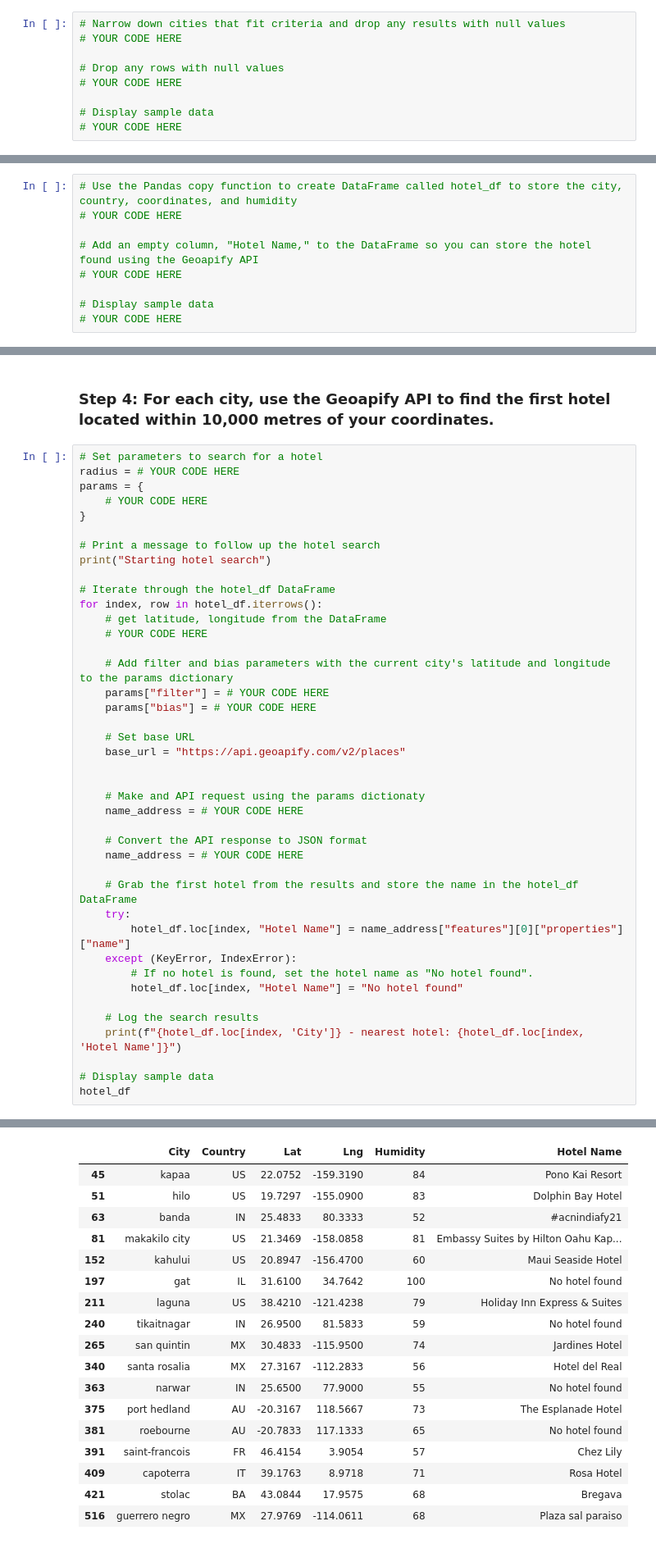
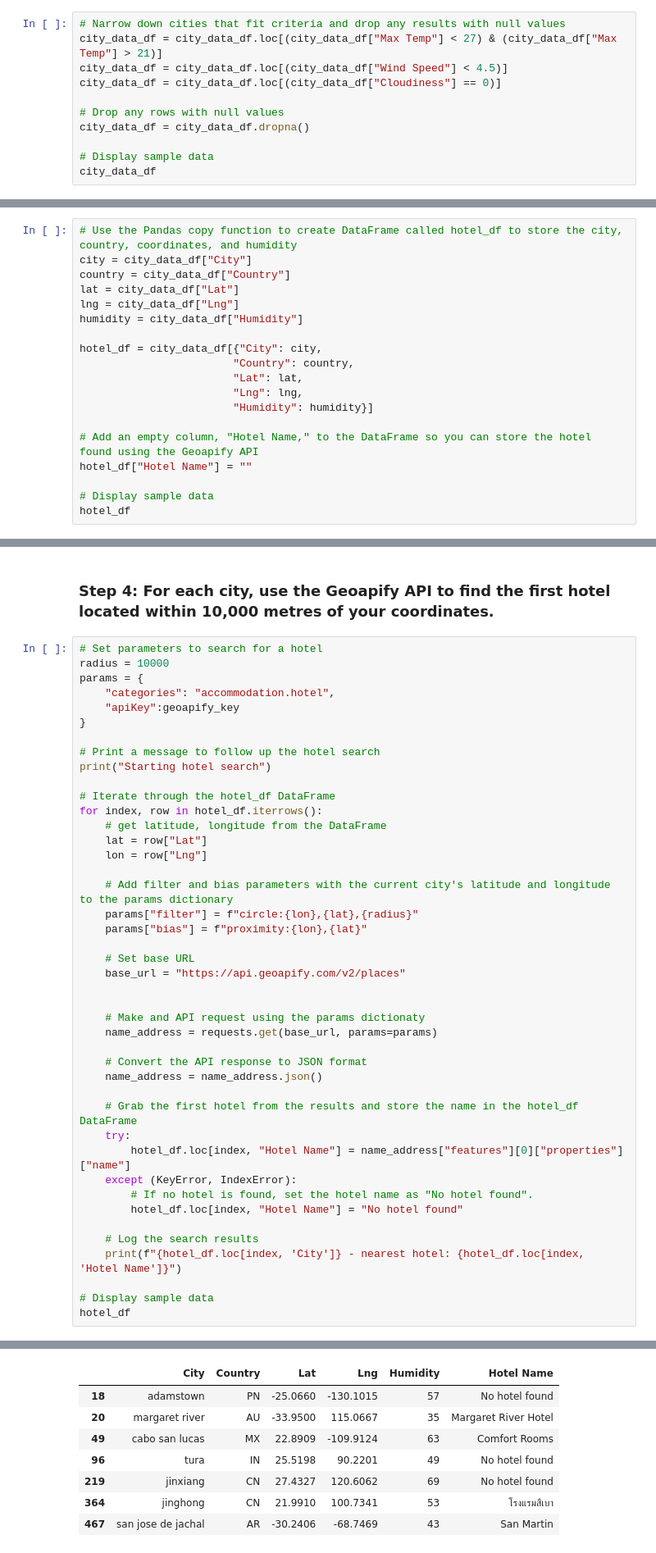
Before and after one commit to Elevate04/Python_Api_Challenge, a Jupyter notebook: VacationPy.ipynb, the cells around one changed output, grey strips where cells are left out. Shown at 82% size. Saved outputs shown, nothing was run; the diff lists cells and outputs as text.

```diff
--- a/VacationPy.ipynb
+++ b/VacationPy.ipynb
@@ -40,12 +58,14 @@ FileNotFoundError: [Errno 2] No such file or directory: 'output_data/cities.csv'
 ### Step 2: Narrow down the `city_data_df` DataFrame to find your ideal weather condition
 # %%
 # Narrow down cities that fit criteria and drop any results with null values
-# YOUR CODE HERE
+city_data_df = city_data_df.loc[(city_data_df["Max Temp"] < 27) & (city_data_df["Max Temp"] > 21)]
+city_data_df = city_data_df.loc[(city_data_df["Wind Speed"] < 4.5)]
+city_data_df = city_data_df.loc[(city_data_df["Cloudiness"] == 0)]
 
 # Drop any rows with null values
-# YOUR CODE HERE
+city_data_df = city_data_df.dropna()
 
 # Display sample data
-# YOUR CODE HERE
+city_data_df
 # %% [output]
 |  | City_ID | City | Lat | Lng | Max Temp | Humidity | Cloudiness | Wind Speed | Country | Date |
@@ -70,11 +80,21 @@ FileNotFoundError: [Errno 2] No such file or directory: 'output_data/cities.csv'
 ### Step 3: Create a new DataFrame called `hotel_df`.
 # %%
 # Use the Pandas copy function to create DataFrame called hotel_df to store the city, country, coordinates, and humidity
-# YOUR CODE HERE
+city = city_data_df["City"]
+country = city_data_df["Country"]
+lat = city_data_df["Lat"]
+lng = city_data_df["Lng"]
+humidity = city_data_df["Humidity"]
+
+hotel_df = city_data_df[{"City": city,
+                        "Country": country,
+                        "Lat": lat,
+                        "Lng": lng,
+                        "Humidity": humidity}]
 
 # Add an empty column, "Hotel Name," to the DataFrame so you can store the hotel found using the Geoapify API
-# YOUR CODE HERE
+hotel_df["Hotel Name"] = ""
 
 # Display sample data
-# YOUR CODE HERE
+hotel_df
 # %% [output]
@@ -100,9 +115,10 @@ FileNotFoundError: [Errno 2] No such file or directory: 'output_data/cities.csv'
 ### Step 4: For each city, use the Geoapify API to find the first hotel located within 10,000 metres of your coordinates.
 # %%
 # Set parameters to search for a hotel
-radius = # YOUR CODE HERE
+radius = 10000
 params = {
-    # YOUR CODE HERE
+    "categories": "accommodation.hotel",
+    "apiKey":geoapify_key
 }
 
 # Print a message to follow up the hotel search
@@ -111,21 +127,22 @@ print("Starting hotel search")
 # Iterate through the hotel_df DataFrame
 for index, row in hotel_df.iterrows():
     # get latitude, longitude from the DataFrame
-    # YOUR CODE HERE
+    lat = row["Lat"]
+    lon = row["Lng"]
 
     # Add filter and bias parameters with the current city's latitude and longitude to the params dictionary
-    params["filter"] = # YOUR CODE HERE
-    params["bias"] = # YOUR CODE HERE
+    params["filter"] = f"circle:{lon},{lat},{radius}"
+    params["bias"] = f"proximity:{lon},{lat}"
 
     # Set base URL
     base_url = "https://api.geoapify.com/v2/places"
 
 
     # Make and API request using the params dictionaty
-    name_address = # YOUR CODE HERE
+    name_address = requests.get(base_url, params=params)
 
     # Convert the API response to JSON format
-    name_address = # YOUR CODE HERE
+    name_address = name_address.json()
 
     # Grab the first hotel from the results and store the name in the hotel_df DataFrame
     try:
@@ -161,20 +168,10 @@ guerrero negro - nearest hotel: Plaza sal paraiso
 |  | City | Country | Lat | Lng | Humidity | Hotel Name |
-| 45 | kapaa | US | 22.0752 | -159.3190 | 84 | Pono Kai Resort |
-| 51 | hilo | US | 19.7297 | -155.0900 | 83 | Dolphin Bay Hotel |
-| 63 | banda | IN | 25.4833 | 80.3333 | 52 | #acnindiafy21 |
-| 81 | makakilo city | US | 21.3469 | -158.0858 | 81 | Embassy Suites by Hilton Oahu Kap... |
-| 152 | kahului | US | 20.8947 | -156.4700 | 60 | Maui Seaside Hotel |
-| 197 | gat | IL | 31.6100 | 34.7642 | 100 | No hotel found |
-| 211 | laguna | US | 38.4210 | -121.4238 | 79 | Holiday Inn Express & Suites |
-| 240 | tikaitnagar | IN | 26.9500 | 81.5833 | 59 | No hotel found |
-| 265 | san quintin | MX | 30.4833 | -115.9500 | 74 | Jardines Hotel |
-| 340 | santa rosalia | MX | 27.3167 | -112.2833 | 56 | Hotel del Real |
-| 363 | narwar | IN | 25.6500 | 77.9000 | 55 | No hotel found |
-| 375 | port hedland | AU | -20.3167 | 118.5667 | 73 | The Esplanade Hotel |
-| 381 | roebourne | AU | -20.7833 | 117.1333 | 65 | No hotel found |
-| 391 | saint-francois | FR | 46.4154 | 3.9054 | 57 | Chez Lily |
-| 409 | capoterra | IT | 39.1763 | 8.9718 | 71 | Rosa Hotel |
-| 421 | stolac | BA | 43.0844 | 17.9575 | 68 | Bregava |
-| 516 | guerrero negro | MX | 27.9769 | -114.0611 | 68 | Plaza sal paraiso |
+| 18 | adamstown | PN | -25.0660 | -130.1015 | 57 | No hotel found |
+| 20 | margaret river | AU | -33.9500 | 115.0667 | 35 | Margaret River Hotel |
+| 49 | cabo san lucas | MX | 22.8909 | -109.9124 | 63 | Comfort Rooms |
+| 96 | tura | IN | 25.5198 | 90.2201 | 49 | No hotel found |
+| 219 | jinxiang | CN | 27.4327 | 120.6062 | 69 | No hotel found |
+| 364 | jinghong | CN | 21.9910 | 100.7341 | 53 | โรงแรมสืเบา |
+| 467 | san jose de jachal | AR | -30.2406 | -68.7469 | 43 | San Martin |
 # %% [markdown]
 ### Step 5: Add the hotel name and the country as additional information in the hover message for each city in the map.
```
Also changed, not shown: parts of 9 cells of this notebook, 6 other files.
